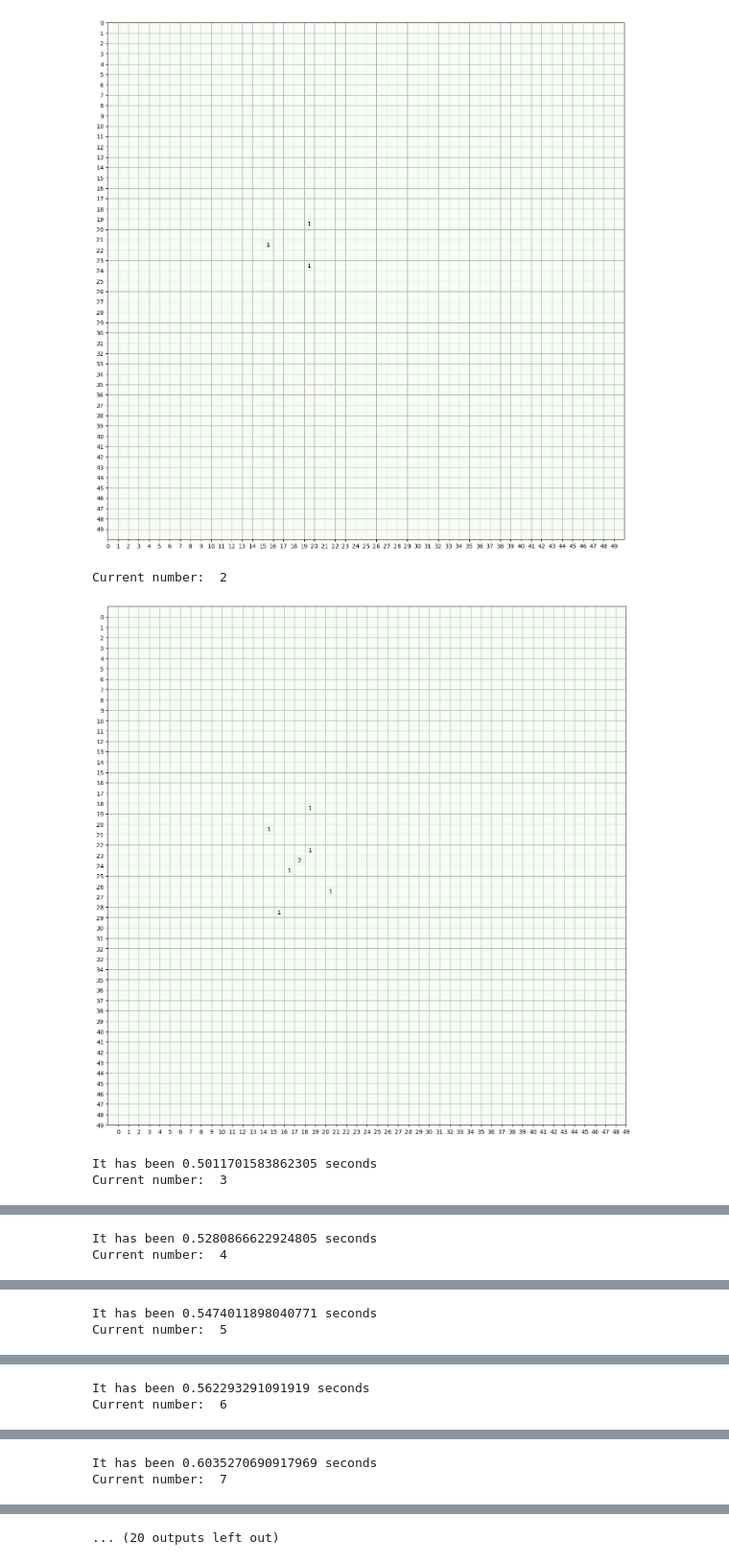
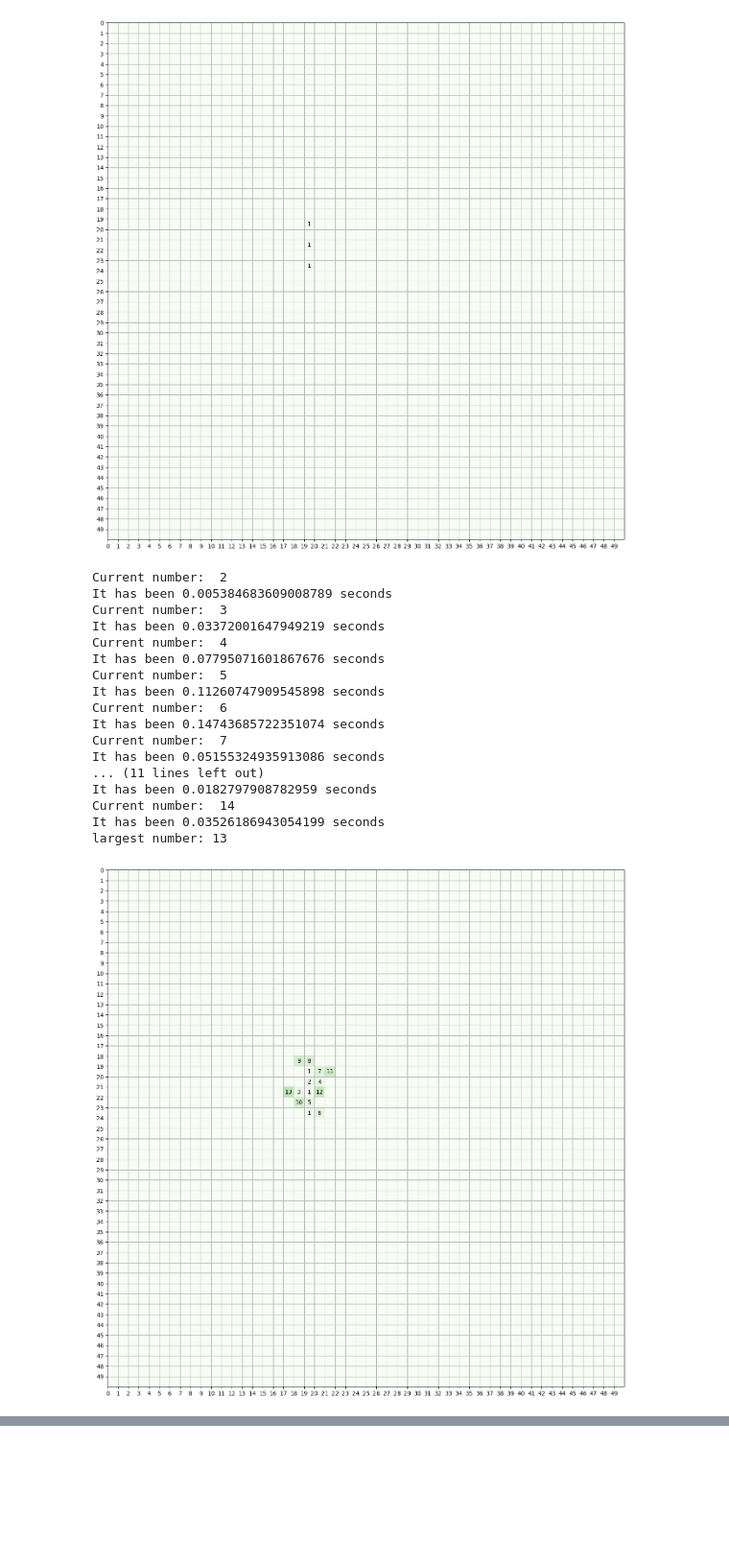
Before and after one commit to huangjianhuster/MathCrasher, a Jupyter notebook: SteppingStone/stepping_stone_solver.ipynb, the cells around one changed output, grey strips where cells are left out. Shown at 96% size. Cells and saved outputs as stored; diff of their text form; code cells hidden in the pictures; blank space fills up the shorter version.

```diff
--- a/SteppingStone/stepping_stone_solver.ipynb
+++ b/SteppingStone/stepping_stone_solver.ipynb
@@ -75,7 +75,7 @@ def addAction(arr, candidate_list, n):
 # initilize the array
 test0 = np.zeros((50,50), dtype=int)
 test0[19,19] = 1
-test0[21,15] = 1
+test0[21,19] = 1
 test0[23,19] = 1
 # test0[25,17] = 1
 # test0[27,21]= 1
@@ -87,32 +87,46 @@ plot_array(test0)
 # %%
 # find sospend_timens
 candidates_list = [[(0,0,0)],]
 dict_solutions = {}
 n = 2
 # starting_time = time.time()
 spend_time = []
 n_list = []
 while len(candidates_list) > 0:
     starting_time = time.time()
     print("Current number: ", n)
     n_list.append(n)
     candidates_list_new = addAction(test0, candidates_list, n)
-    plot_array(apply_candidate(test0, candidates_list_new[0]))
+    # plot_array(apply_candidate(test0, candidates_list_new[0]))
     #for candidate in candidates_list_new:
         #print('solutions for n = '+str(n)+': ', candidate)
     # move to next step
     candidates_list = candidates_list_new
     dict_solutions[n] = candidates_list_new
     n += 1
     now = time.time()
     print("It has been {0} seconds".format(now - starting_time))
     spend_time.append(now - starting_time)
 
 # plot
 print("largest number:", len(dict_solutions))
 plot_array(apply_candidate(test0, dict_solutions[len(dict_solutions)][0]))
 # %% [output]
 Current number:  2
+It has been 0.005384683609008789 seconds
+Current number:  3
+It has been 0.03372001647949219 seconds
+Current number:  4
+It has been 0.07795071601867676 seconds
+Current number:  5
+It has been 0.11260747909545898 seconds
+Current number:  6
+It has been 0.14743685722351074 seconds
+Current number:  7
+It has been 0.05155324935913086 seconds
+... (11 lines left out)
+It has been 0.0182797908782959 seconds
+Current number:  14
+It has been 0.03526186943054199 seconds
+largest number: 13
-[figure, old version]
+[figure, new version]
-It has been 0.5011701583862305 seconds
-Current number:  3
@@ -120,2 +132,0 @@ Current number:  3
-It has been 0.5280866622924805 seconds
-Current number:  4
@@ -123,2 +132,0 @@ Current number:  4
-It has been 0.5474011898040771 seconds
-Current number:  5
@@ -126,2 +132,0 @@ Current number:  5
-It has been 0.562293291091919 seconds
-Current number:  6
@@ -129,2 +132,0 @@ Current number:  6
-It has been 0.6035270690917969 seconds
-Current number:  7
@@ -132,4 +133,3 @@ Current number:  7
-... (20 outputs left out)
 # %%
 # new_spend_time = []
 # new_spend_time.append(spend_time[0][1])
```
Also changed, not shown: parts of 9 cells of this notebook, 1 other file.
